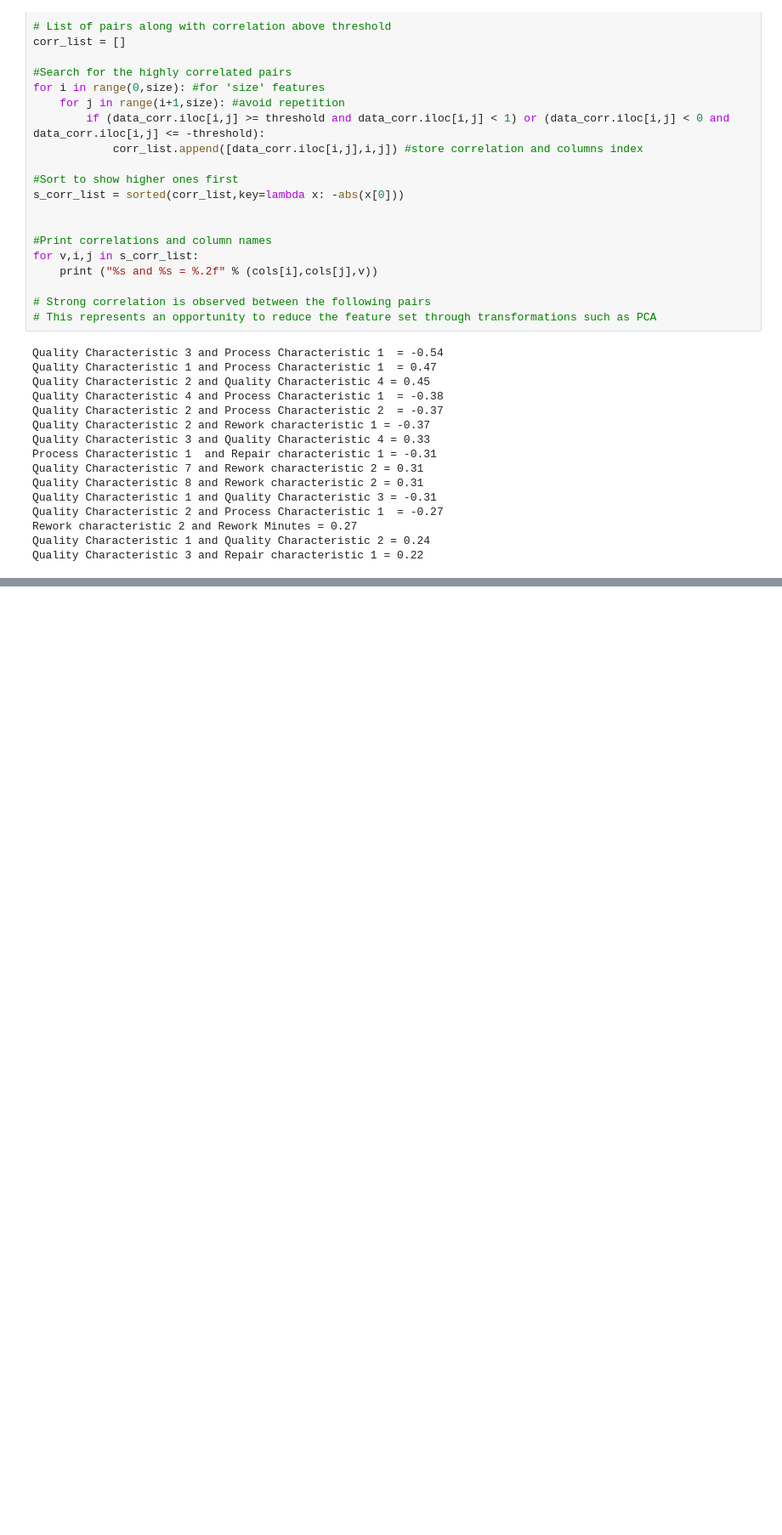
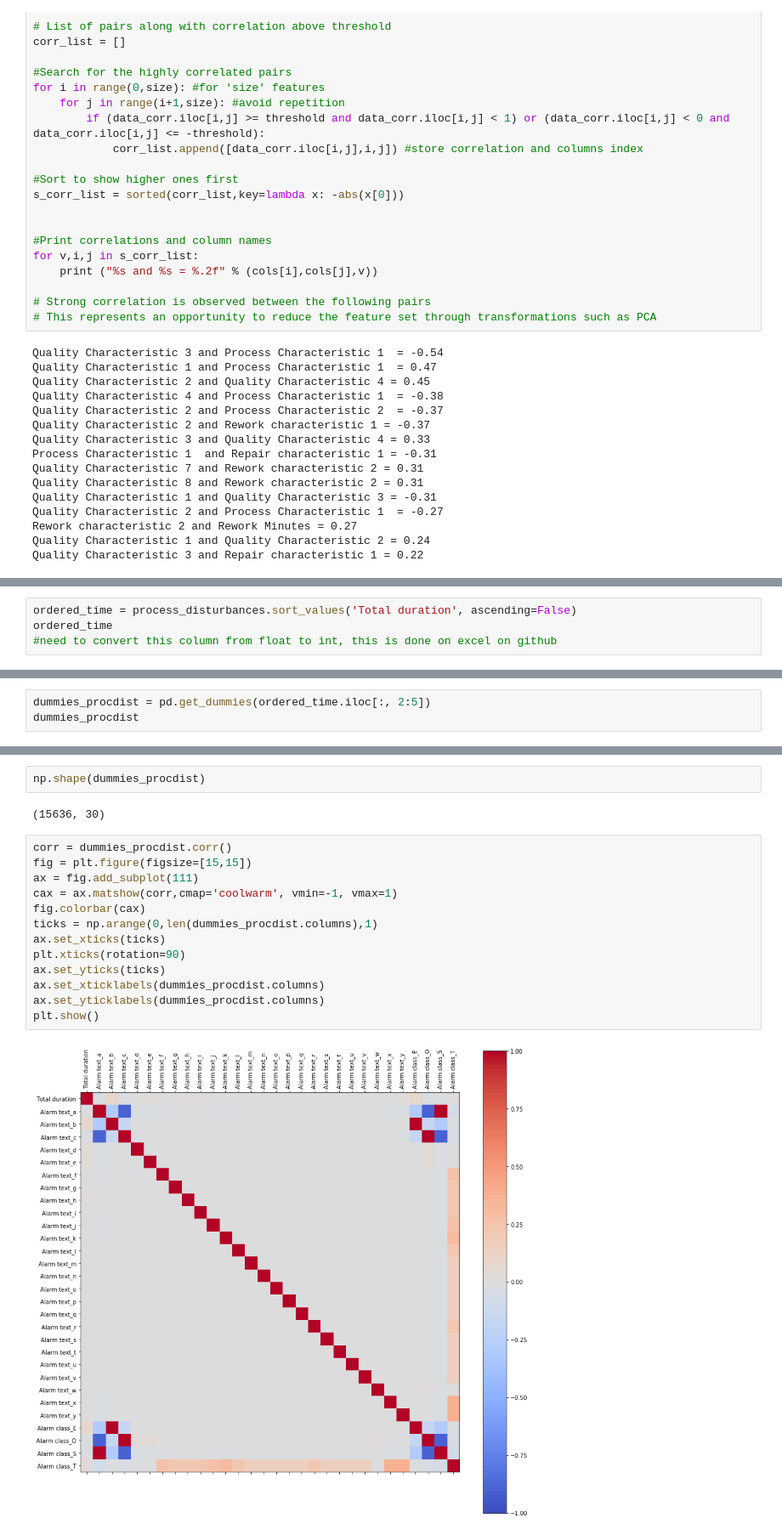
Before and after one commit to jetsaltydog/MINI_project, a Jupyter notebook: mini_data.ipynb, the cells around one changed output, grey strips where cells are left out. Shown at 85% size. Saved outputs shown, nothing was run; the diff lists cells and outputs as text; blank space fills up the shorter version.

```diff
--- a/mini_data.ipynb
+++ b/mini_data.ipynb
@@ -337,0 +562,4 @@ process_disturbances
+# %%
+ordered_time = process_disturbances.sort_values('Total duration', ascending=False)
+ordered_time
+#need to convert this column from float to int, this is done on excel on github
@@ -337,0 +606,3 @@ process_disturbances
+# %%
+dummies_procdist = pd.get_dummies(ordered_time.iloc[:, 2:5])
+dummies_procdist
@@ -337,0 +628,19 @@ process_disturbances
+# %%
+np.shape(dummies_procdist)
+# %% [output]
+(15636, 30)
+# %%
+corr = dummies_procdist.corr()
+fig = plt.figure(figsize=[15,15])
+ax = fig.add_subplot(111)
+cax = ax.matshow(corr,cmap='coolwarm', vmin=-1, vmax=1)
+fig.colorbar(cax)
+ticks = np.arange(0,len(dummies_procdist.columns),1)
+ax.set_xticks(ticks)
+plt.xticks(rotation=90)
+ax.set_yticks(ticks)
+ax.set_xticklabels(dummies_procdist.columns)
+ax.set_yticklabels(dummies_procdist.columns)
+plt.show()
+# %% [output]
+[figure, added]
```
Also changed, not shown: parts of 29 cells of this notebook.
